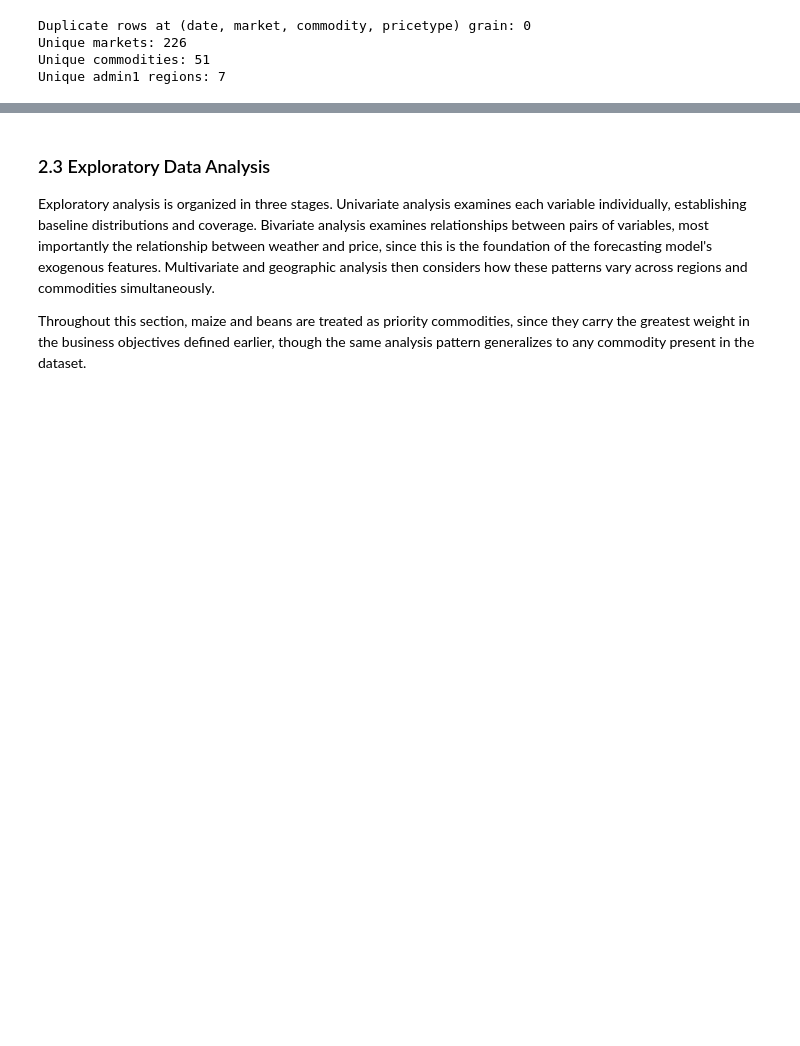
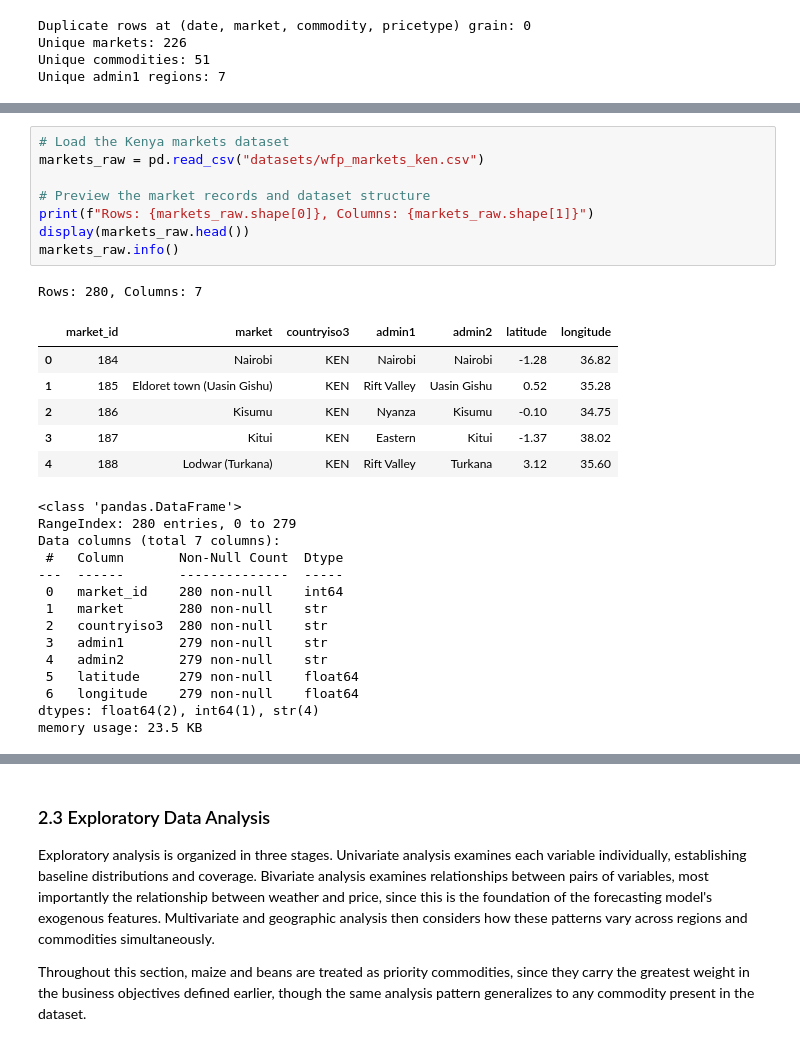
Before and after one commit to kevinkiplangat432/Predictive-Time-Series-Pipeline-using-a-Dual-Input-LSTM-and-Geospatial-Mapping, a Jupyter notebook: kenyan_prices_food.ipynb, the cells around one changed output, grey strips where cells are left out. Saved outputs shown, nothing was run; the diff lists cells and outputs as text; blank space fills up the shorter version.

```diff
--- a/kenyan_prices_food.ipynb
+++ b/kenyan_prices_food.ipynb
@@ -334,3 +334,33 @@ Cleaned dataset shape: (27384, 16)
 | 2 | 2024-09-15 | Coast | Tana River | Adele Center | 10441 | -0.47 | 39.61 | cereals and tubers | Rice (aromatic) | 894 | ... |
 | 3 | 2024-09-15 | Coast | Tana River | Adele Center | 10441 | -0.47 | 39.61 | miscellaneous food | Salt | 185 | ... |
 | 4 | 2024-09-15 | Coast | Tana River | Adele Center | 10441 | -0.47 | 39.61 | miscellaneous food | Sugar | 97 | ... |
+# %%
+# Load the Kenya markets dataset
+markets_raw = pd.read_csv("datasets/wfp_markets_ken.csv")
+
+# Preview the market records and dataset structure
+print(f"Rows: {markets_raw.shape[0]}, Columns: {markets_raw.shape[1]}")
+display(markets_raw.head())
+markets_raw.info()
+# %% [output]
+Rows: 280, Columns: 7
+|  | market_id | market | countryiso3 | admin1 | admin2 | latitude | longitude |
+| 0 | 184 | Nairobi | KEN | Nairobi | Nairobi | -1.28 | 36.82 |
+| 1 | 185 | Eldoret town (Uasin Gishu) | KEN | Rift Valley | Uasin Gishu | 0.52 | 35.28 |
+| 2 | 186 | Kisumu | KEN | Nyanza | Kisumu | -0.10 | 34.75 |
+| 3 | 187 | Kitui | KEN | Eastern | Kitui | -1.37 | 38.02 |
+| 4 | 188 | Lodwar (Turkana) | KEN | Rift Valley | Turkana | 3.12 | 35.60 |
+<class 'pandas.DataFrame'>
+RangeIndex: 280 entries, 0 to 279
+Data columns (total 7 columns):
+ #   Column       Non-Null Count  Dtype
+---  ------       --------------  -----
+ 0   market_id    280 non-null    int64
+ 1   market       280 non-null    str
+ 2   countryiso3  280 non-null    str
+ 3   admin1       279 non-null    str
+ 4   admin2       279 non-null    str
+ 5   latitude     279 non-null    float64
+ 6   longitude    279 non-null    float64
+dtypes: float64(2), int64(1), str(4)
+memory usage: 23.5 KB
```
Also changed, not shown: parts of 3 cells of this notebook.
